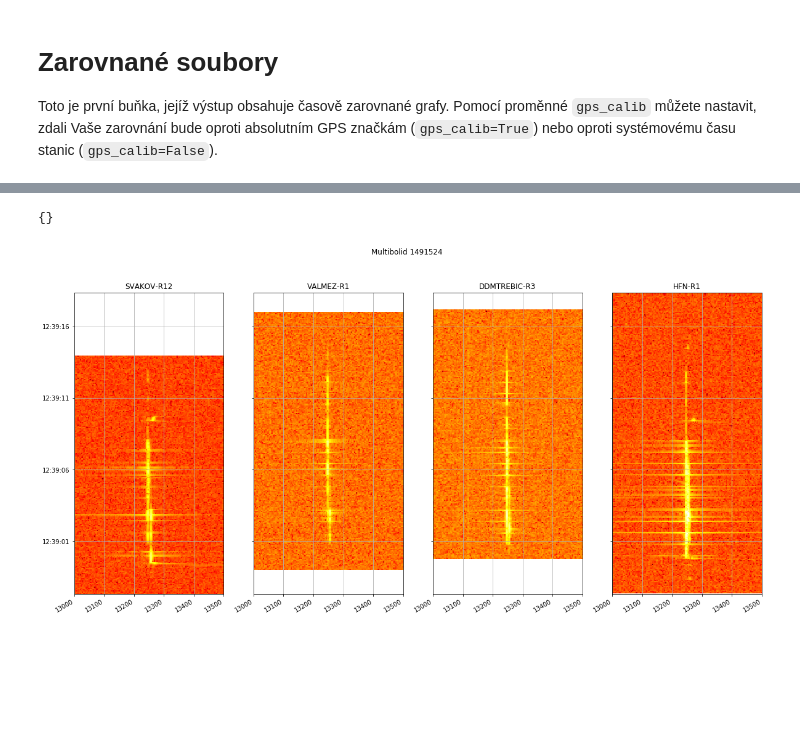
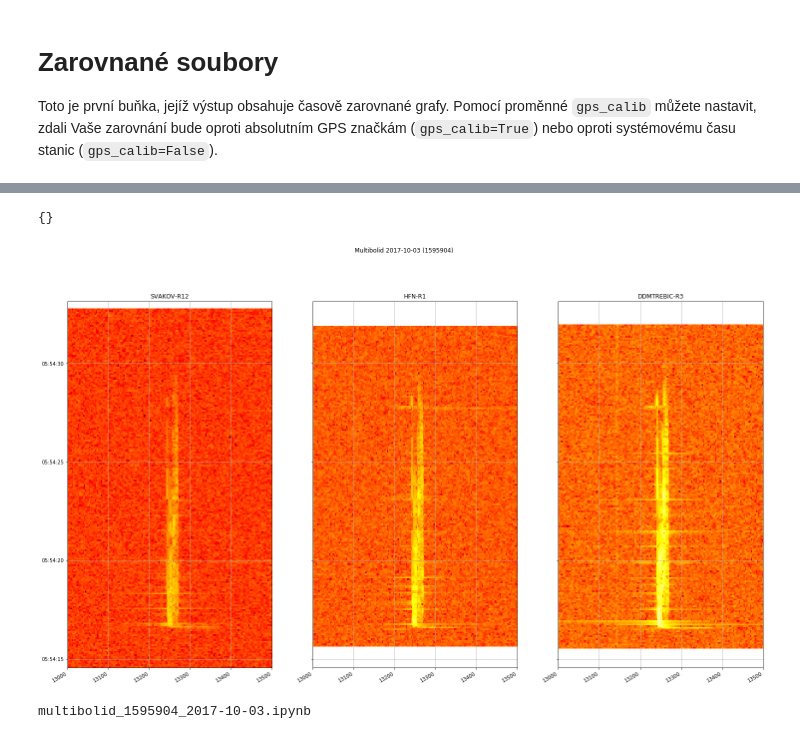
Before and after one commit to bolidozor/MeteorDataAnalyser, a Jupyter notebook: iPython/MLABvo/Get_multibolid_data.ipynb, the cells around one changed output, grey strips where cells are left out. Drawn from its saved outputs; the diff is of its cells as text; code cells hidden in the pictures; blank space fills up the shorter version.

````diff
--- a/iPython/MLABvo/Get_multibolid_data.ipynb
+++ b/iPython/MLABvo/Get_multibolid_data.ipynb
@@ -21,7 +23,7 @@ import dateutil.parser
 
 Funkce ```Bolidozor.getMultibolid``` jako jediný parametr bere id skupiny, které lze zjistit například zde: http://rtbolidozor.astro.cz/multibolid/
 # %%
-multibolid_id = 1491524
+multibolid_id = 1595904
 # %%
 bz = Bolidozor()
 bolids = bz.getMultibolid(id=multibolid_id)
@@ -133,8 +240,11 @@ CorCas 1. GPS znacky   : 2017-09-23 07:24:10
 # %%
 
 for i, bolid in enumerate(bolids.result):
-    print(i,"==================================")
-    print("snapshot:", bolid['url_file_js9'])
-    bolids.result[i]['time_calib']=timeCalibration(bolid['url_file_raw'])
+    try:
+        print(i,"==================================")
+        print("snapshot:", bolid['url_file_js9'])
+        bolids.result[i]['time_calib']=timeCalibration(bolid['url_file_raw'], bolid['station_name'])
+    except Exception as e:
+        print("for bolids.result:", e)
 # %% [output]
 0 ==================================
@@ -202,7 +307,8 @@ time_offset = {}
 selected = list(range(0, len(bolids.result)))     # vyber vsech dat
 
 #selected.remove(0)
-#selected.remove(3)
+#selected.remove(1)
+#selected.remove(4)
 #selected = [0,1,2,3,6]
 
 #selected = [3,4,5,6]     #Pokud chcete vybrat konkrétní data,
@@ -212,9 +318,12 @@ selected = list(range(0, len(bolids.result)))     # vyber vsech dat
                         # Timto posunete data pro určitou stanici (podle indexu souboru)
                         # o určitý počet časových značek (10s intervalů)
                         # Kladné číslo posune graf 'nahoru"
-#time_offset[0]=0
+#time_offset[3]=0.5
+#time_offset[4]=0.5
 #time_offset[1]=1
 for i, bolid in enumerate(bolids.result):
+    if bolid['time_calib']['quality'] < 50:
+        selected.remove(i)
     if i in selected:
-        print(i, ',sysT of gps:', bolid['time_calib']['cor_1st_GPS'], ',offset:', bolid['time_calib']['cor_error'], bolid['filename'])
+        print(i, bolid['time_calib']['quality'], 'sysT of gps:', bolid['time_calib']['cor_1st_GPS'], ',offset:', bolid['time_calib']['sys_correction'], bolid['filename'])
 # %% [output]
@@ -279,39 +390,46 @@ def waterfall(signal, sample_rate=None, bins = 4096 ):
 %matplotlib inline
 #%matplotlib notebook
 count = len(selected)
-fig, axis = plt.subplots(1, count, sharex=True, sharey=True, figsize=(20, 10))
+fig, axis = plt.subplots(1, count, sharex=True, sharey=True, figsize=(25, 15))
 
 print(time_offset)
-fig.suptitle("Multibolid %s" %(multibolid_id))
+fig.suptitle("Multibolid %s (%s)" %(datetime.datetime.utcfromtimestamp(minimal_time).date(), multibolid_id))
 fig.subplots_adjust(hspace=0)
 plt.set_cmap('hot')
 for i, ax in enumerate(axis):
     bolid = bolids.result[selected[i]]
     hdu = fits.open(bolid['url_file_raw'])[0]
     flat_data = np.ravel(hdu.data)
 
     T_offset = datetime.timedelta(seconds = 10*time_offset.get(selected[i], 0))
     #print(i, selected[i], bolid['time_calib']['cor_file_beg'], bolid['time_calib']['cor_file_beg']+T_offset, T_offset)
     d1 = bolid['time_calib']['cor_file_beg']+T_offset
     fds1 = dates.date2num(d1) # converted
-    d2 = d1 + datetime.timedelta(seconds=hdu.header['NAXIS2']/48000.0/2)
+    d2 = d1 + datetime.timedelta(seconds=hdu.header['NAXIS2']/49000.0/2)
     fds2 = dates.date2num(d2)
 
-    arr = waterfall(flat_data[0::2] + 1j * flat_data[1::2], 48000, bins = 4096*4)
+    arr = waterfall(flat_data[0::2] + 1j * flat_data[1::2], 49000, bins = 4096*4)
     ax.imshow(arr,  interpolation='none', aspect='auto',  extent=[-24000, 24000, fds2, fds1])
     ax.grid(True)
 
     ax.set_xlim(13000,13500)
     ax.yaxis_date()
     date_format = md.DateFormatter('%H:%M:%S')
     ax.yaxis.set_major_formatter(date_format)
     fig.autofmt_xdate()
     ax.set_ylim( datetime.datetime.utcfromtimestamp(minimal_time), datetime.datetime.utcfromtimestamp(maximal_time))
 
-    offset = abs(bolid['time_calib']['cor_error']).microseconds/1000000 + abs(bolid['time_calib']['cor_error']).seconds
-    if bolid['time_calib']['cor_error'] < datetime.timedelta(seconds=0): offset = -offset
+    #offset = abs(bolid['time_calib']['sys_correction']).microseconds/1000000 + abs(bolid['time_calib']['cor_error']).seconds
+    #if bolid['time_calib']['sys_correction'] < datetime.timedelta(seconds=0): offset = -offset
     #ax.set_title(bolid['namesimple']+ " err:"+str(offset))
     ax.set_title(bolid['namesimple'])
+plt.savefig('output.png', dpi=300)
 # %% [output]
 {}
-[figure, old version]
+[figure, new version]
+# %%
+export = 'multibolid_%s_%s.ipynb' %(multibolid_id, datetime.datetime.utcfromtimestamp(minimal_time).date())
+print(export)
+#%notebook $export
+# %% [output]
+multibolid_1595904_2017-10-03.ipynb
````
Also changed, not shown: parts of 16 cells of this notebook, 16 other files.
